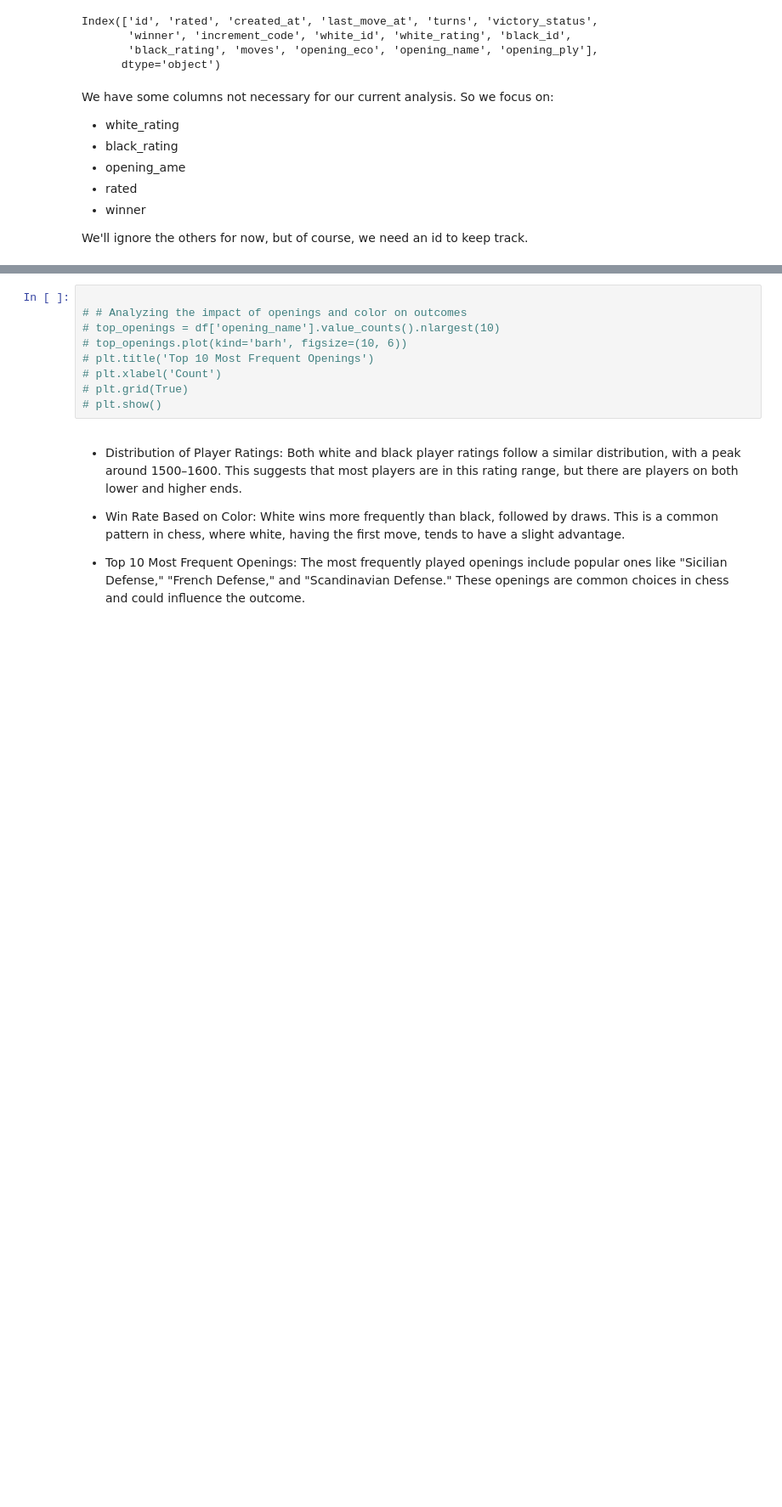
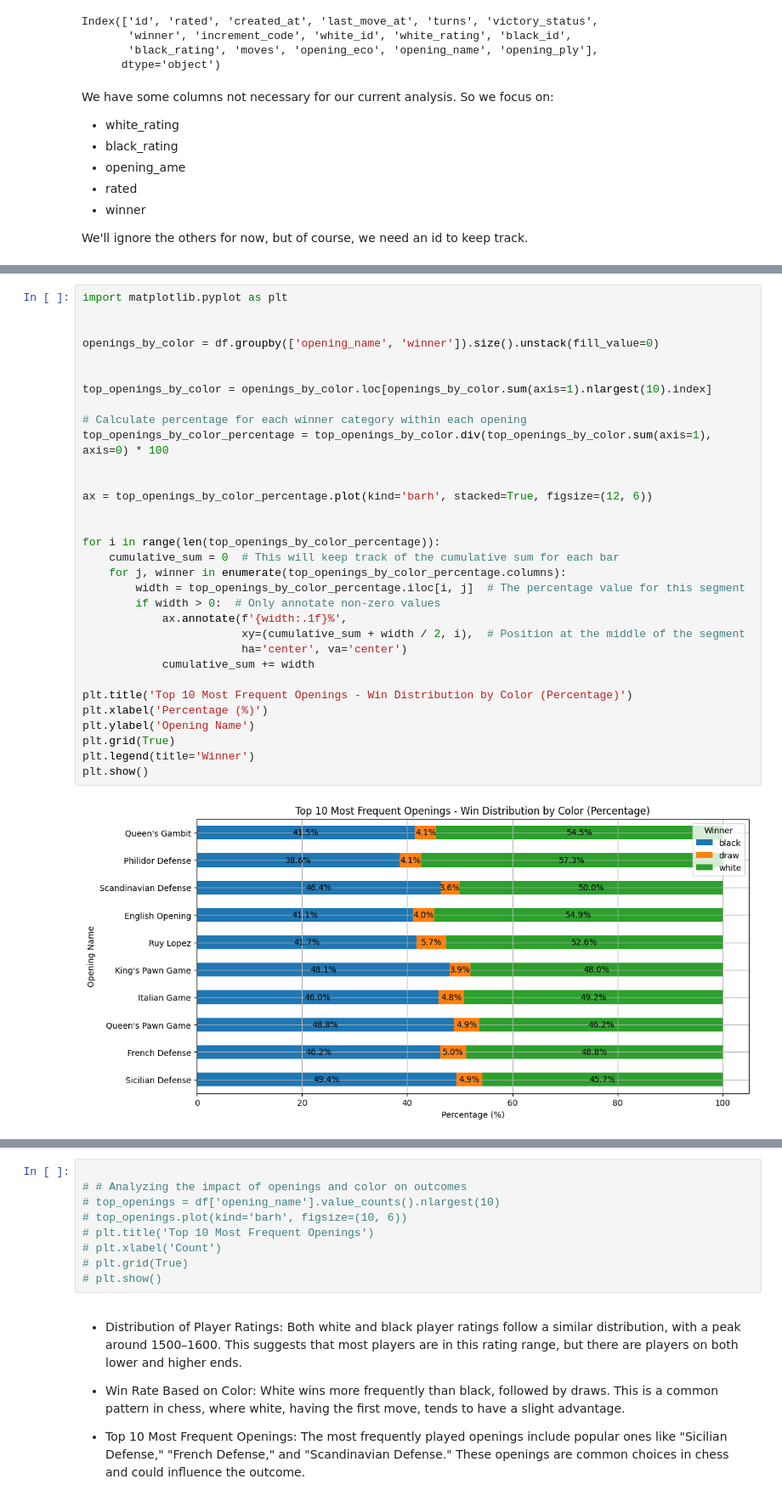
Before and after one commit to Ajodo-Godson/CP191-RAR, a Jupyter notebook: Game_Modelling.ipynb, the cells around one changed output, grey strips where cells are left out. Shown: that part at 85% size. Saved outputs shown, nothing was run; the diff lists cells and outputs as text; blank space fills up the shorter version.

```diff
--- a/Game_Modelling.ipynb
+++ b/Game_Modelling.ipynb
@@ -211,0 +238,34 @@ plt.show()
+# %%
+import matplotlib.pyplot as plt
+
+
+openings_by_color = df.groupby(['opening_name', 'winner']).size().unstack(fill_value=0)
+
+
+top_openings_by_color = openings_by_color.loc[openings_by_color.sum(axis=1).nlargest(10).index]
+
+# Calculate percentage for each winner category within each opening
+top_openings_by_color_percentage = top_openings_by_color.div(top_openings_by_color.sum(axis=1), axis=0) * 100
+
+
+ax = top_openings_by_color_percentage.plot(kind='barh', stacked=True, figsize=(12, 6))
+
+
+for i in range(len(top_openings_by_color_percentage)):
+    cumulative_sum = 0  # This will keep track of the cumulative sum for each bar
+    for j, winner in enumerate(top_openings_by_color_percentage.columns):
+        width = top_openings_by_color_percentage.iloc[i, j]  # The percentage value for this segment
+        if width > 0:  # Only annotate non-zero values
+            ax.annotate(f'{width:.1f}%',
+                        xy=(cumulative_sum + width / 2, i),  # Position at the middle of the segment
+                        ha='center', va='center')
+            cumulative_sum += width
+
+plt.title('Top 10 Most Frequent Openings - Win Distribution by Color (Percentage)')
+plt.xlabel('Percentage (%)')
+plt.ylabel('Opening Name')
+plt.grid(True)
+plt.legend(title='Winner')
+plt.show()
+# %% [output]
+[figure, added]
```
Also changed, not shown: parts of 4 cells of this notebook.
